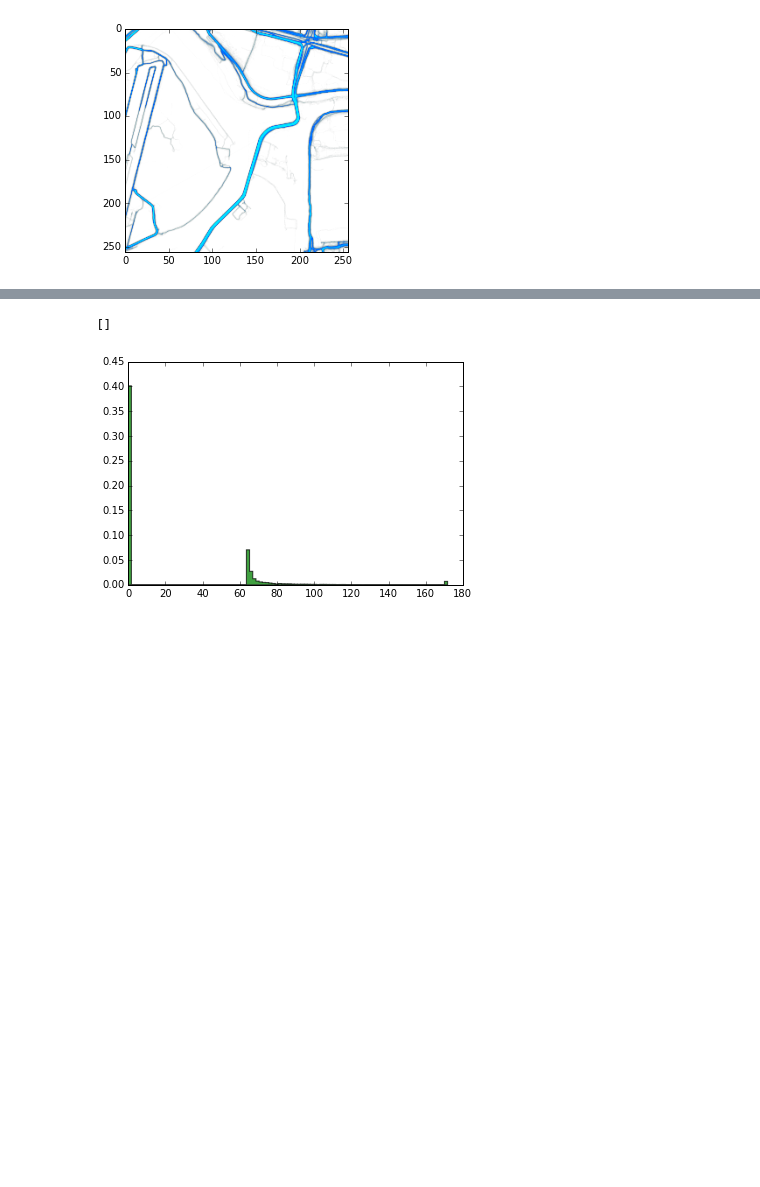
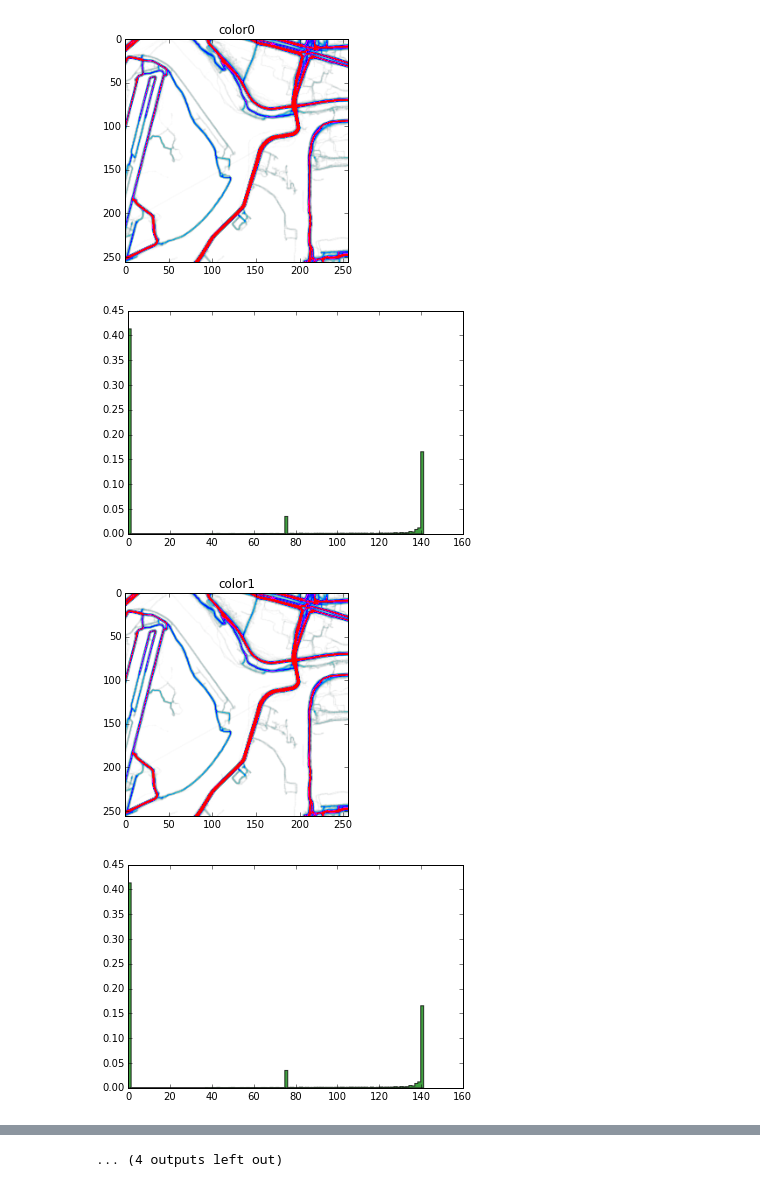
Before and after one commit to m12sl/nsnd-hackathone, a Jupyter notebook: Strava.ipynb, the cells around one changed output, grey strips where cells are left out. Saved outputs shown, nothing was run; the diff lists cells and outputs as text; code cells hidden in the pictures; blank space fills up the shorter version.

Commit message:
compare color modes

```diff
--- a/Strava.ipynb
+++ b/Strava.ipynb
@@ -1,35 +1,47 @@
 # %%
 %matplotlib inline
 import matplotlib.pyplot as plt
 import numpy as np
 import scipy as sp
 from scipy.misc import imread
 import requests as r
 import math
 
 def rgb2gray(rgb):
     return np.dot(rgb[..., :3], [0.299, 0.587, 0.144])
 
-# http://globalheat.strava.com/tiles/cycling/color4/13/4948/2560.png
-x, y, z = 4948, 2560, 13
-url = "http://globalheat.strava.com/tiles/cycling/color3/%d/%d/%d.png" % (z, x, y)
+def getTile(x, y, z, color=3):
+    """
+        return np.array for strava heatmap tile
+    """
+    # http://globalheat.strava.com/tiles/cycling/color4/13/4948/2560.png
+    assert 0 <= color < 8, "Color should be between 0 and 8"
+    url = "http://globalheat.strava.com/tiles/cycling/color%d/%d/%d/%d.png" % (color, z, x, y)
 
-ret = r.get(url)
-filename = 'tmp.png'
-chunk_size=1024
-with open(filename, 'wb') as fd:
-    for chunk in ret.iter_content(chunk_size):
-        fd.write(chunk)
+    ret = r.get(url)
+    filename = 'tmp.png'
+    chunk_size=1024
+    with open(filename, 'wb') as fd:
+        for chunk in ret.iter_content(chunk_size):
+            fd.write(chunk)
+    return imread(filename)
 
-tile = imread(filename)
-plt.imshow(tile)
-plt.show()
 
-gray = rgb2gray(tile)
+for c in xrange(0, 8):
+    x, y, z = 4948, 2560, 13
+    tile = getTile(x, y, z, color=c)
+    plt.imshow(tile)
+    plt.title('color%d' % c)
+    plt.show()
 
-# gray.flatten()
-# hist, bin_edges = np.histogram(gray.flatten(), density=True)
-plt.hist(gray.flatten(), 100, normed=1, histtype='stepfilled', facecolor='g', alpha=0.75)
-plt.plot()
+    gray = rgb2gray(tile)
+
+    # gray.flatten()
+    # hist, bin_edges = np.histogram(gray.flatten(), density=True)
+    plt.hist(gray.flatten(), 100, normed=1, histtype='stepfilled', facecolor='g', alpha=0.75)
+    plt.show()
 # %% [output]
-[figure, old version]
+[figure, new version]
+[figure, new version]
+[figure, added]
+[figure, added]
@@ -36,2 +56 @@ plt.plot()
-[]
+... (4 outputs left out)
-[figure, old version]
```
Also changed, not shown: parts of 1 cell of this notebook.
